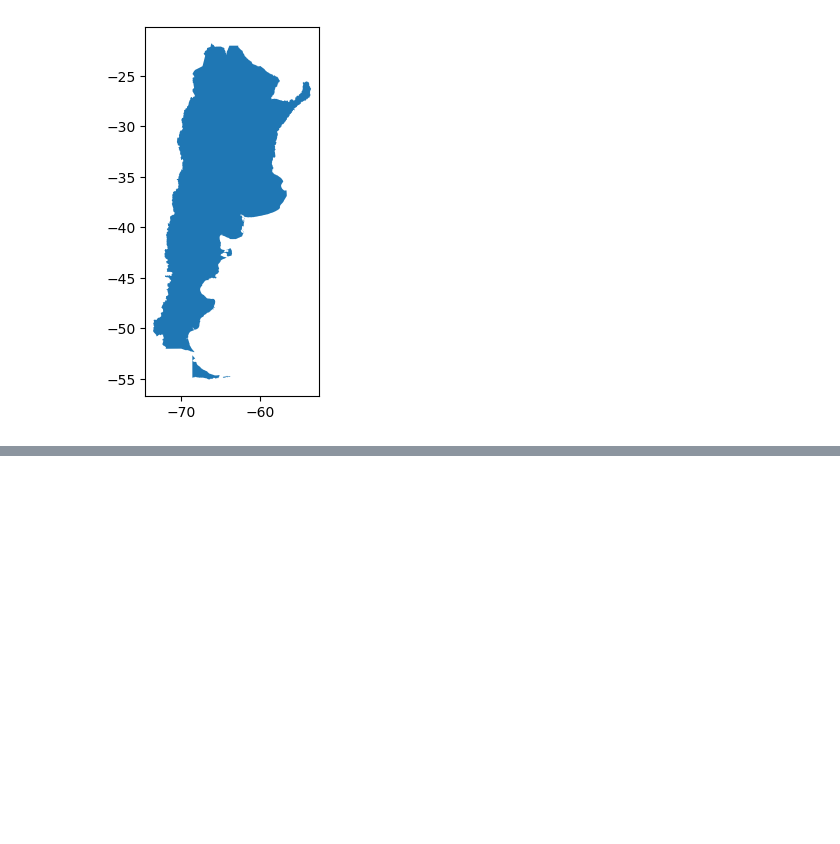
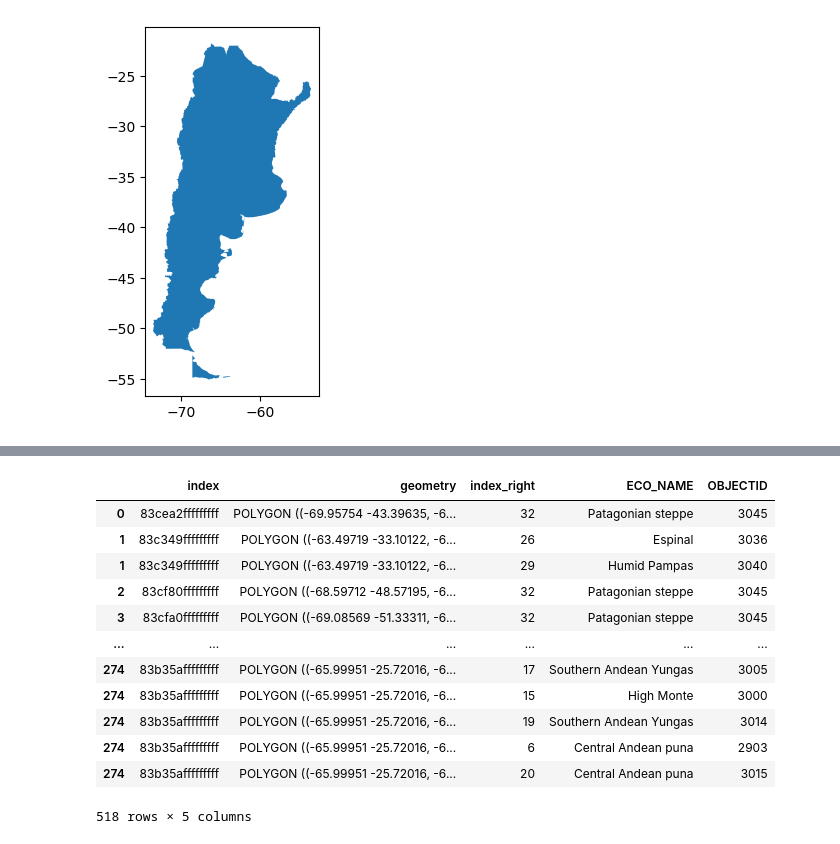
Before and after one commit to SantiRimedio/Tesina, a Jupyter notebook: Muestreo_estratificado.ipynb, the cells around one changed output, grey strips where cells are left out. Saved outputs shown, nothing was run; the diff lists cells and outputs as text; code cells hidden in the pictures; blank space fills up the shorter version.

```diff
--- a/Muestreo_estratificado.ipynb
+++ b/Muestreo_estratificado.ipynb
@@ -277,0 +133,19 @@ m
+# %%
+gdf = gpd.read_file("/Users/santi/DataspellProjects/Tesina/Scripts/Data/Geo/Hexagonos_H3_Argentina_Resolution_3.geojson")
+# %%
+joined = gpd.sjoin(gdf, join[["ECO_NAME","geometry","OBJECTID"]], how='left', predicate='intersects')
+joined
+# %% [output]
+|  | index | geometry | index_right | ECO_NAME | OBJECTID |
+| 0 | 83cea2fffffffff | POLYGON ((-69.95754 -43.39635, -6... | 32 | Patagonian steppe | 3045 |
+| 1 | 83c349fffffffff | POLYGON ((-63.49719 -33.10122, -6... | 26 | Espinal | 3036 |
+| 1 | 83c349fffffffff | POLYGON ((-63.49719 -33.10122, -6... | 29 | Humid Pampas | 3040 |
+| 2 | 83cf80fffffffff | POLYGON ((-68.59712 -48.57195, -6... | 32 | Patagonian steppe | 3045 |
+| 3 | 83cfa0fffffffff | POLYGON ((-69.08569 -51.33311, -6... | 32 | Patagonian steppe | 3045 |
+| ... | ... | ... | ... | ... | ... |
+| 274 | 83b35afffffffff | POLYGON ((-65.99951 -25.72016, -6... | 17 | Southern Andean Yungas | 3005 |
+| 274 | 83b35afffffffff | POLYGON ((-65.99951 -25.72016, -6... | 15 | High Monte | 3000 |
+| 274 | 83b35afffffffff | POLYGON ((-65.99951 -25.72016, -6... | 19 | Southern Andean Yungas | 3014 |
+| 274 | 83b35afffffffff | POLYGON ((-65.99951 -25.72016, -6... | 6 | Central Andean puna | 2903 |
+| 274 | 83b35afffffffff | POLYGON ((-65.99951 -25.72016, -6... | 20 | Central Andean puna | 3015 |
+518 rows × 5 columns
```
Also changed, not shown: parts of 6 cells of this notebook, 20 other files.
